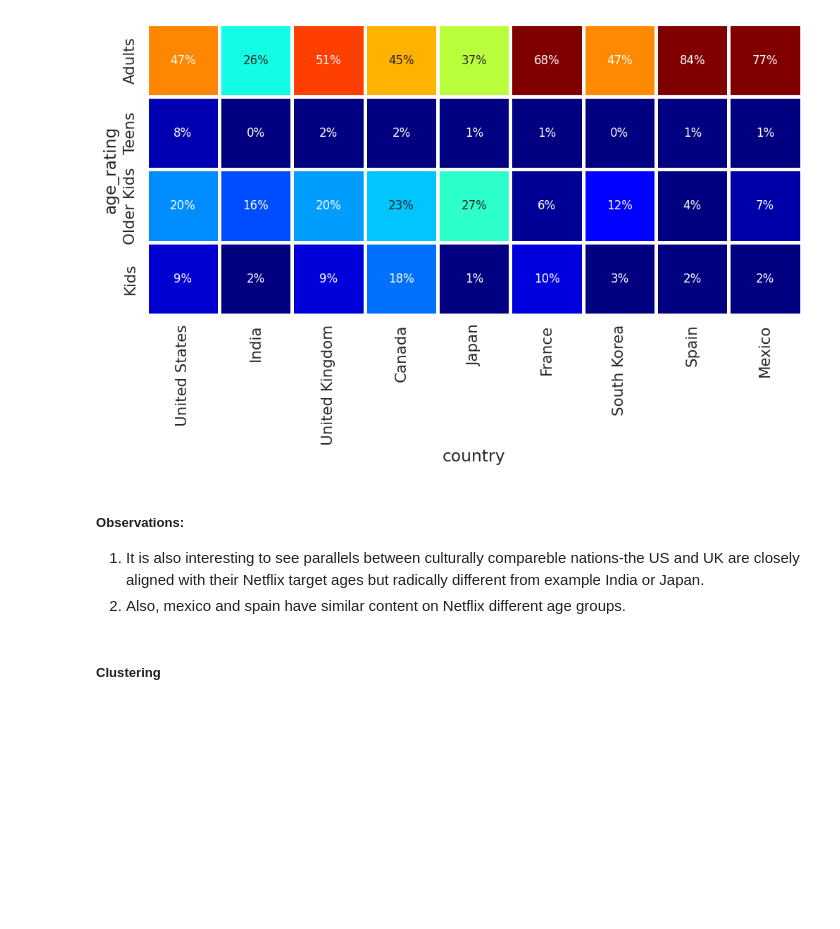
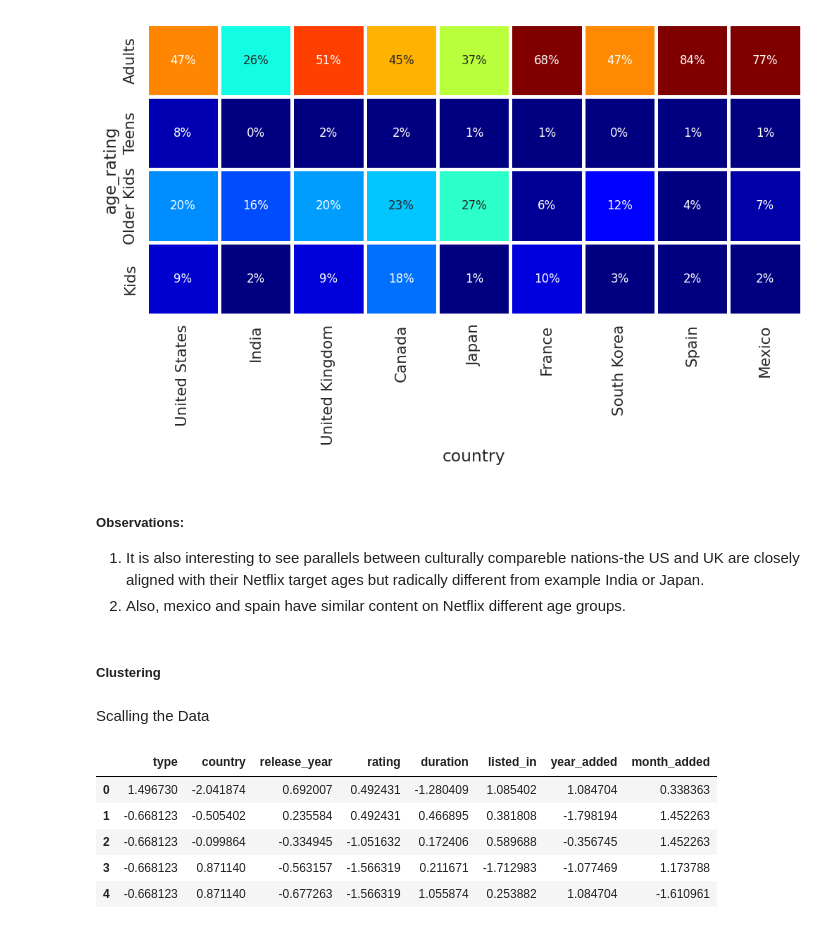
Before and after one commit to ambika1us/NETFLIX-MOVIES-AND-TV-SHOWS-CLUSTERING, a Jupyter notebook: Capstone_Project_Unsupervised_Learning.ipynb, the cells around one changed output. Drawn from its saved outputs; the diff is of its cells as text; code cells hidden in the pictures; blank space fills up the shorter version.

```diff
--- a/Capstone_Project_Unsupervised_Learning.ipynb
+++ b/Capstone_Project_Unsupervised_Learning.ipynb
@@ -889,3 +889,5 @@ plt.show()
 </ol>
 # %% [markdown]
 <h5><b>Clustering</b></h5>
+# %% [markdown]
+Scalling the Data
@@ -891,0 +901,9 @@ plt.show()
+# %%
+nfx_standarized.head()
+# %% [output]
+|  | type | country | release_year | rating | duration | listed_in | year_added | month_added |
+| 0 | 1.496730 | -2.041874 | 0.692007 | 0.492431 | -1.280409 | 1.085402 | 1.084704 | 0.338363 |
+| 1 | -0.668123 | -0.505402 | 0.235584 | 0.492431 | 0.466895 | 0.381808 | -1.798194 | 1.452263 |
+| 2 | -0.668123 | -0.099864 | -0.334945 | -1.051632 | 0.172406 | 0.589688 | -0.356745 | 1.452263 |
+| 3 | -0.668123 | 0.871140 | -0.563157 | -1.566319 | 0.211671 | -1.712983 | -1.077469 | 1.173788 |
+| 4 | -0.668123 | 0.871140 | -0.677263 | -1.566319 | 1.055874 | 0.253882 | 1.084704 | -1.610961 |
```
Also changed, not shown: parts of 9 cells of this notebook.
